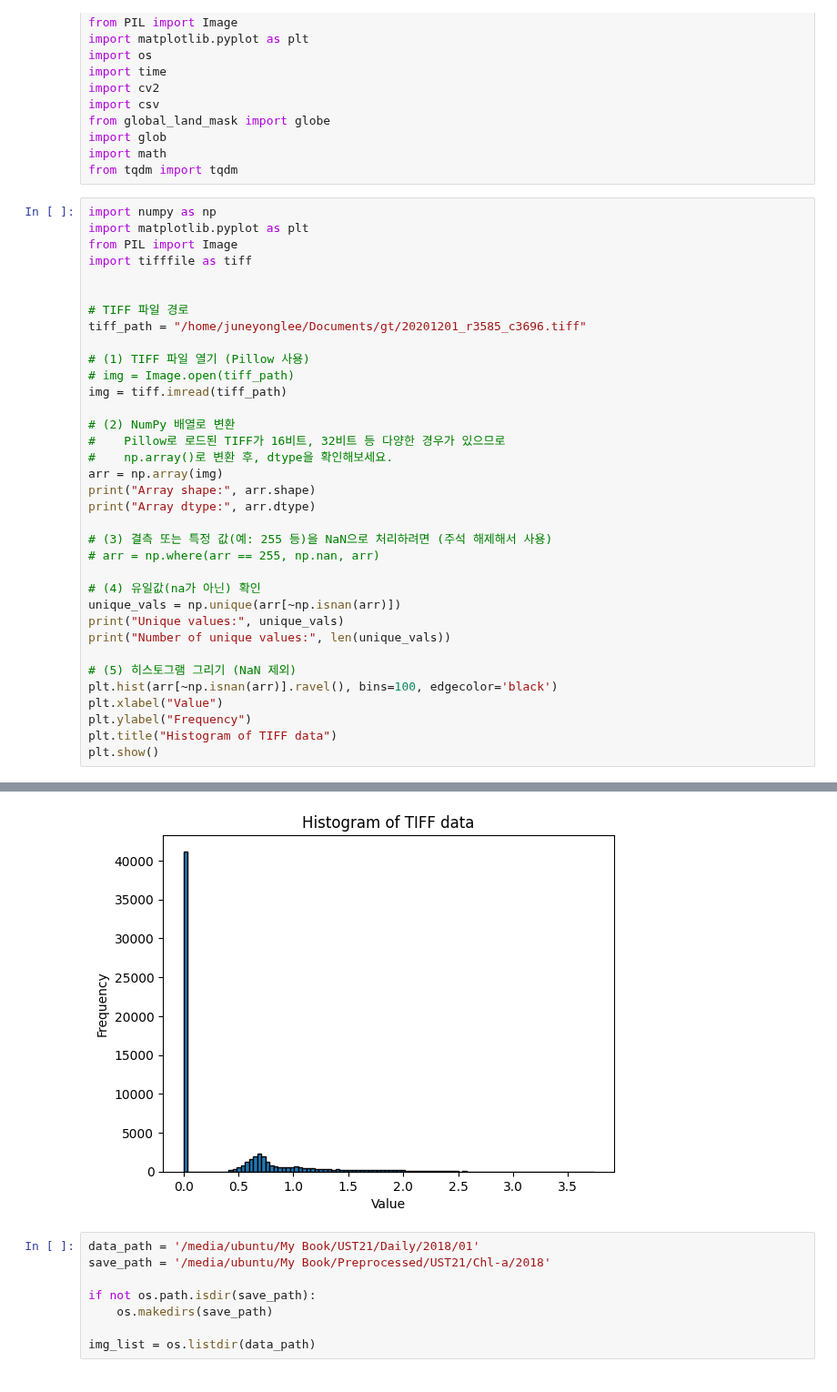
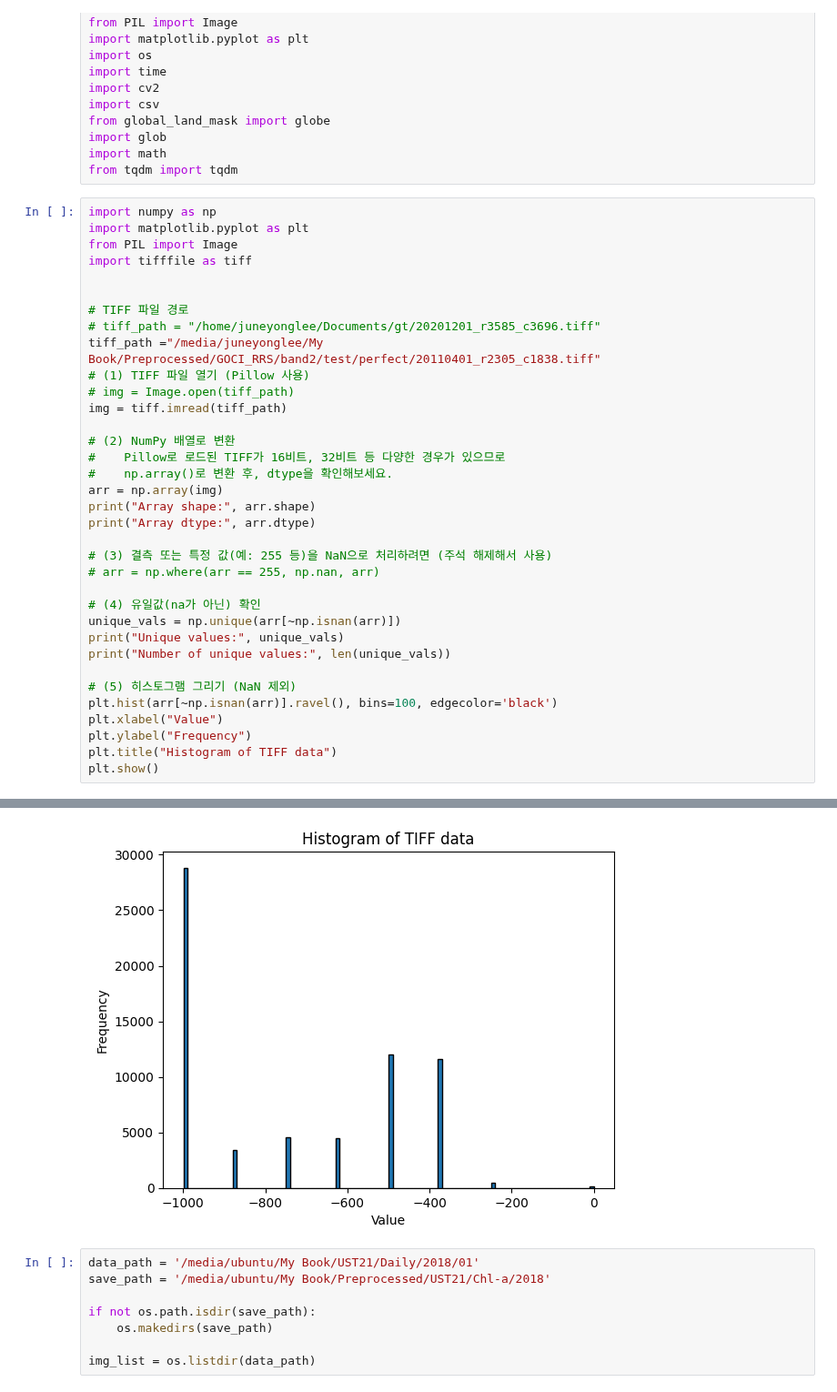
Before and after one commit to yousirong/marine_satellite_image_restoration, a Jupyter notebook: Notebook/1.2. preprocessing raw file (ust21- chl).ipynb, the cells around one changed output, grey strips where cells are left out. Shown at 91% size. Drawn from its saved outputs; the diff is of its cells as text.

```diff
--- a/Notebook/1.2. preprocessing raw file (ust21- chl).ipynb
+++ b/Notebook/1.2. preprocessing raw file (ust21- chl).ipynb
@@ -20,8 +20,8 @@ import tifffile as tiff
 
 
 # TIFF 파일 경로
-tiff_path = "/home/juneyonglee/Documents/gt/20201201_r3585_c3696.tiff"
-
+# tiff_path = "/home/juneyonglee/Documents/gt/20201201_r3585_c3696.tiff"
+tiff_path ="/media/juneyonglee/My Book/Preprocessed/GOCI_RRS/band2/test/perfect/20110401_r2305_c1838.tiff"
 # (1) TIFF 파일 열기 (Pillow 사용)
 # img = Image.open(tiff_path)
 img = tiff.imread(tiff_path)
@@ -55,4 +68,4 @@ Number of unique values: 24332
-[figure, old version]
+[figure, new version]
 # %%
 data_path = '/media/ubuntu/My Book/UST21/Daily/2018/01'
 save_path = '/media/ubuntu/My Book/Preprocessed/UST21/Chl-a/2018'
```
Also changed, not shown: parts of 1 cell of this notebook, 12 other files.
